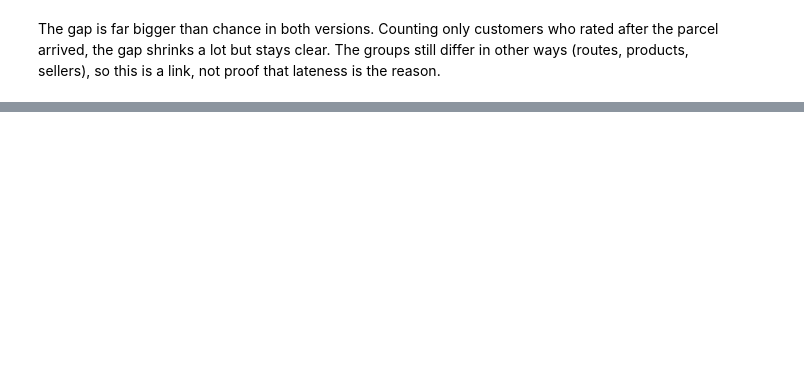
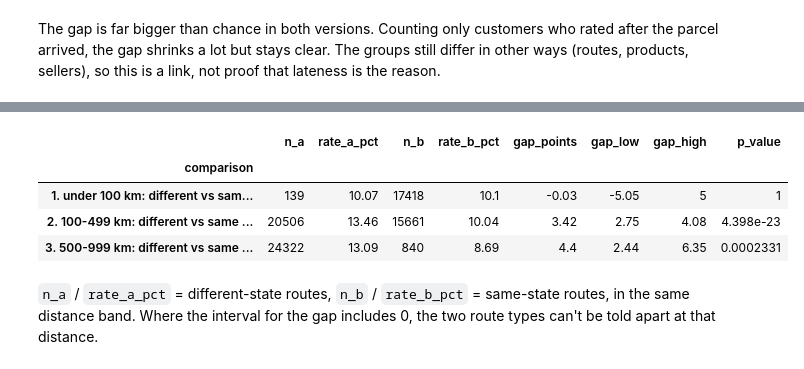
Before and after one commit to RishitheB0T/olist-customer-experience-analytics, a Jupyter notebook: notebooks/02_statistics.ipynb, the cells around one changed output, grey strips where cells are left out. Saved outputs shown, nothing was run; the diff lists cells and outputs as text; code cells hidden in the pictures; blank space fills up the shorter version.

```diff
--- a/notebooks/02_statistics.ipynb
+++ b/notebooks/02_statistics.ipynb
@@ -138,0 +226,19 @@ parcel arrived, the gap shrinks a lot but stays clear. The groups still differ i
+# %%
+P2 = """f.order_status = 'delivered' AND f.days_late IS NOT NULL AND f.has_one_deadline
+        AND f.order_delivered_carrier_date IS NOT NULL AND NOT f.flag_odd_deadline
+        AND NOT f.flag_handover_before_purchase AND NOT f.flag_delivered_before_handover"""
+stages = query(f"""
+    SELECT f.is_late, f.handover_late, count(*) AS orders,
+           count(*) FILTER (WHERE f.has_review) AS reviewed, count(*) FILTER (WHERE f.is_unhappy) AS unhappy
+    FROM analytics.fact_order f WHERE {P2}
+    GROUP BY f.is_late, f.handover_late
+""").set_index(["is_late", "handover_late"])
+
+late_seller_ok, late_all = stages.loc[(True, False), "orders"], stages.loc[True, "orders"].sum()
+share = stats.binomtest(int(late_seller_ok), int(late_all)).proportion_ci(method="wilson")
+print(f"late deliveries with the seller on time: {late_seller_ok:,} of {late_all:,} = "
+      f"{100 * late_seller_ok / late_all:.2f}% (95% interval {100 * share.low:.2f}-{100 * share.high:.2f}%)")
+
+a, b = stages.loc[(False, True)], stages.loc[(False, False)]
+pd.DataFrame([compare("on-time delivery: seller late vs seller on time",
+                      int(a.unhappy), int(a.reviewed), int(b.unhappy), int(b.reviewed))]).set_index("comparison").astype(object).T   # object: counts stay whole numbers
@@ -138,0 +259,31 @@ parcel arrived, the gap shrinks a lot but stays clear. The groups still differ i
+# %%
+routes = query(f"""
+    SELECT CASE WHEN f.distance_km < 100 THEN '1. under 100 km' WHEN f.distance_km < 500 THEN '2. 100-499 km'
+                WHEN f.distance_km < 1000 THEN '3. 500-999 km' ELSE '4. 1,000+ km' END AS distance,
+           c.state = s.state AS same_state,
+           count(*) AS reviewed, count(*) FILTER (WHERE f.is_unhappy) AS unhappy
+    FROM analytics.fact_order f
+    JOIN analytics.dim_customer c ON c.customer_id = f.customer_id
+    JOIN analytics.dim_seller s   ON s.seller_id = f.seller_id
+    WHERE {P2} AND f.has_review AND f.distance_km IS NOT NULL
+    GROUP BY distance, same_state
+""").set_index(["distance", "same_state"])
+
+rows = []
+for band in sorted(routes.index.get_level_values(0).unique()):
+    if (band, True) in routes.index and (band, False) in routes.index:
+        d, s = routes.loc[(band, False)], routes.loc[(band, True)]
+        rows.append(compare(f"{band}: different vs same state",
+                            int(d.unhappy), int(d.reviewed), int(s.unhappy), int(s.reviewed)))
+pd.DataFrame(rows).set_index("comparison")[["n_a", "rate_a_pct", "n_b", "rate_b_pct",
+                                            "gap_points", "gap_low", "gap_high", "p_value"]]
+# %% [output]
+|  | n_a | rate_a_pct | n_b | rate_b_pct | gap_points | gap_low | gap_high | p_value |
+| comparison |  |  |  |  |  |  |  |  |
+| 1. under 100 km: different vs sam... | 139 | 10.07 | 17418 | 10.1 | -0.03 | -5.05 | 5 | 1 |
+| 2. 100-499 km: different vs same ... | 20506 | 13.46 | 15661 | 10.04 | 3.42 | 2.75 | 4.08 | 4.398e-23 |
+| 3. 500-999 km: different vs same ... | 24322 | 13.09 | 840 | 8.69 | 4.4 | 2.44 | 6.35 | 0.0002331 |
+# %% [markdown]
+`n_a` / `rate_a_pct` = different-state routes, `n_b` / `rate_b_pct` = same-state routes, in the same
+distance band. Where the interval for the gap includes 0, the two route types can't be told apart
+at that distance.
```
Also changed, not shown: parts of 16 cells of this notebook, 2 other files.
